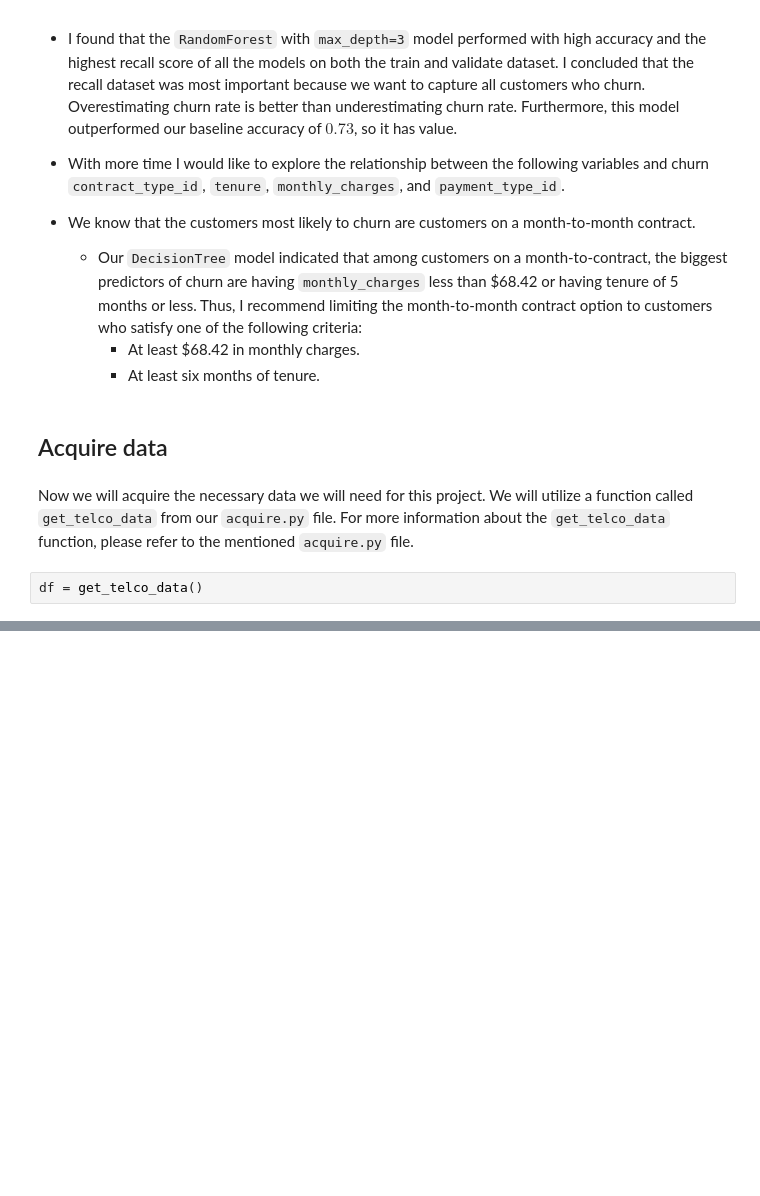
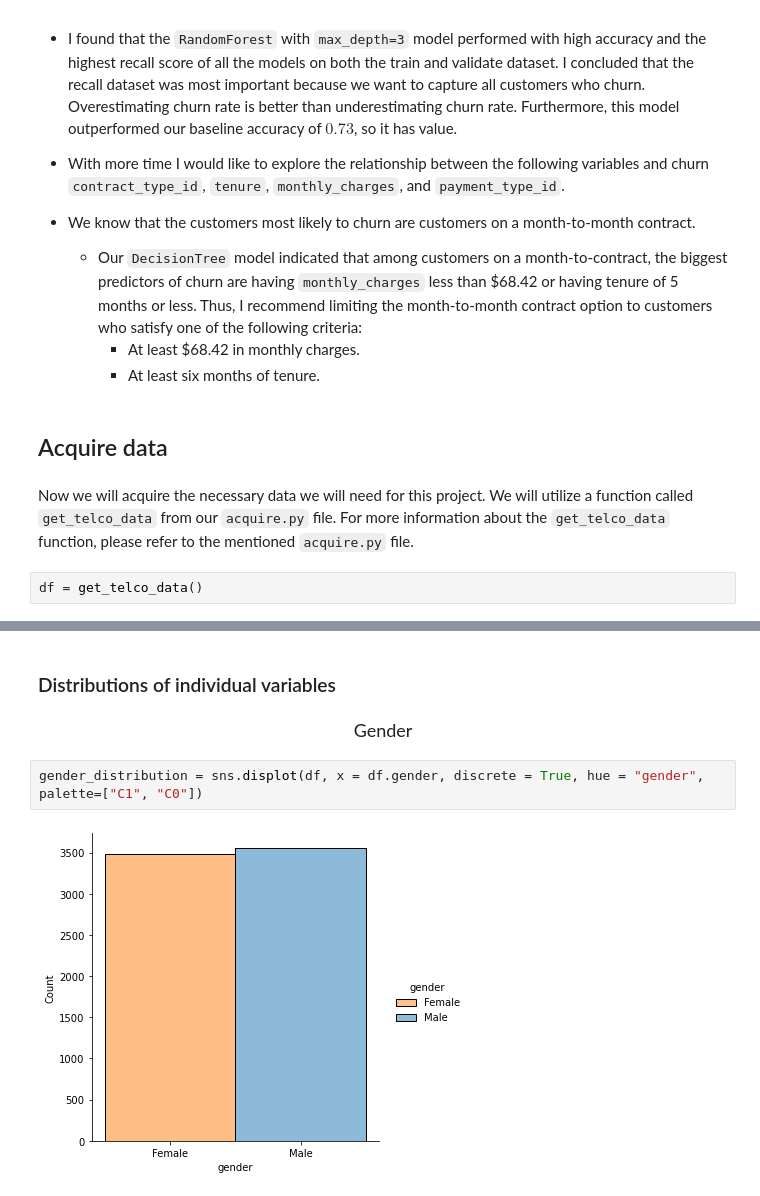
Before and after one commit to malachi-hale/Telco-project, a Jupyter notebook: Final project.ipynb, the cells around one changed output, grey strips where cells are left out. Saved outputs shown, nothing was run; the diff lists cells and outputs as text; blank space fills up the shorter version.

```diff
--- a/Final project.ipynb
+++ b/Final project.ipynb
@@ -93,0 +171,8 @@ df = get_telco_data()
+# %% [markdown]
+### Distributions of individual variables
+# %% [markdown]
+<center><font size="4"> Gender <font size>
+# %%
+gender_distribution = sns.displot(df, x = df.gender, discrete = True, hue = "gender", palette=["C1", "C0"])
+# %% [output]
+[figure, added]
```
Also changed, not shown: parts of 59 cells of this notebook, 1 other file.
